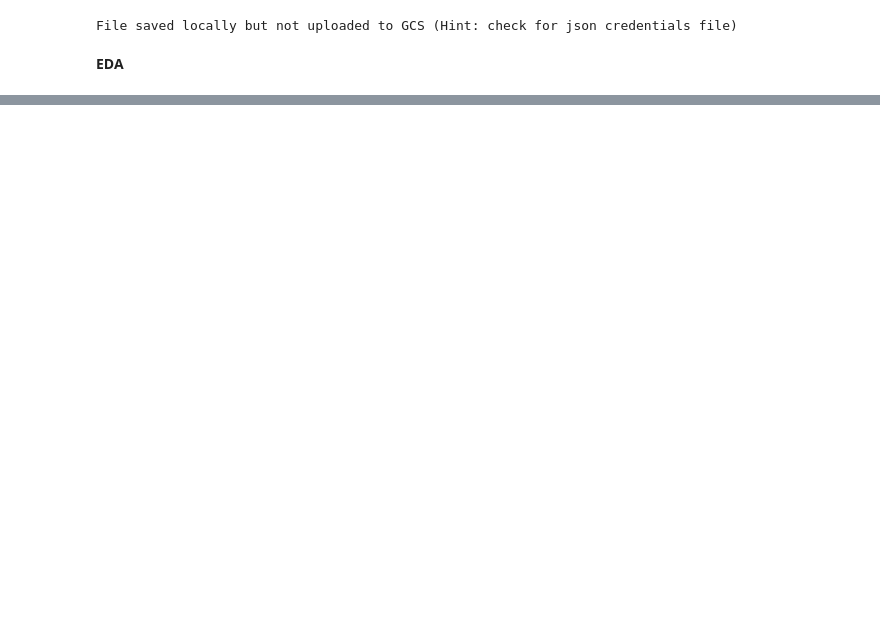
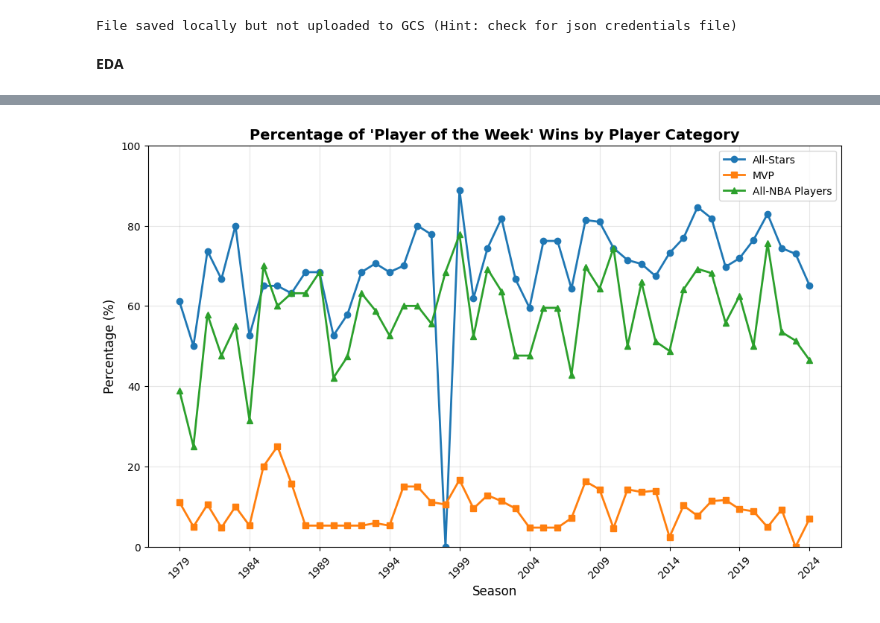
Before and after one commit to dejiandrew/nba-award-predictor, a Jupyter notebook: Final_Notebook.ipynb, the cells around one changed output, grey strips where cells are left out. Cells and saved outputs as stored; diff of their text form; code cells hidden in the pictures; blank space fills up the shorter version.

Commit message:
added EDA graph for all-star, mvp, all-nba insights

```diff
--- a/Final_Notebook.ipynb
+++ b/Final_Notebook.ipynb
@@ -1188,0 +1219,29 @@ File saved locally but not uploaded to GCS (Hint: check for json credentials fil
+# %%
+query = """
+WITH CTE AS (
+SELECT player_id
+,full_name
+,team
+,season
+,week
+,week_start
+,conference
+,won_player_of_the_week
+,all_star_this_season
+,mvp_this_season
+,(all_nba_first_team_this_season + all_nba_second_team_this_season + all_nba_third_team_this_season) AS all_nba
+FROM df
+WHERE won_player_of_the_week = 1
+AND season < 2025
+)
+
+SELECT season
+,SUM(all_star_this_season)/COUNT(*) AS pct_of_awards_given_to_all_stars
+,SUM(mvp_this_season)/COUNT(*) AS pct_of_awards_given_to_mvp
+,SUM(all_nba)/COUNT(*) AS pct_of_awards_given_to_all_nba
+FROM CTE
+GROUP BY season
+ORDER BY season
+"""
+award_summary_df = duckdb.query(query).df()
+award_summary_df.head()
@@ -1188,0 +1255,16 @@ File saved locally but not uploaded to GCS (Hint: check for json credentials fil
+# %%
+plt.figure(figsize=(12, 7))
+
+plt.plot(award_summary_df['season'], award_summary_df['pct_of_awards_given_to_all_stars'] * 100, marker='o', label='All-Stars', linewidth=2)
+plt.plot(award_summary_df['season'], award_summary_df['pct_of_awards_given_to_mvp'] * 100, marker='s', label='MVP', linewidth=2)
+plt.plot(award_summary_df['season'], award_summary_df['pct_of_awards_given_to_all_nba'] * 100, marker='^', label='All-NBA Players', linewidth=2)
+
+plt.xlabel('Season', fontsize=12)
+plt.ylabel('Percentage (%)', fontsize=12)
+plt.title("Percentage of 'Player of the Week' Wins by Player Category", fontsize=14, fontweight='bold')
+plt.legend(fontsize=10)
+plt.grid(True, alpha=0.3)
+plt.ylim(0, 100)
+plt.xticks(range(min(df['season']), max(df['season'])+1, 5), rotation=45);
+# %% [output]
+[figure, added]
```
Also changed, not shown: parts of 7 cells of this notebook.
